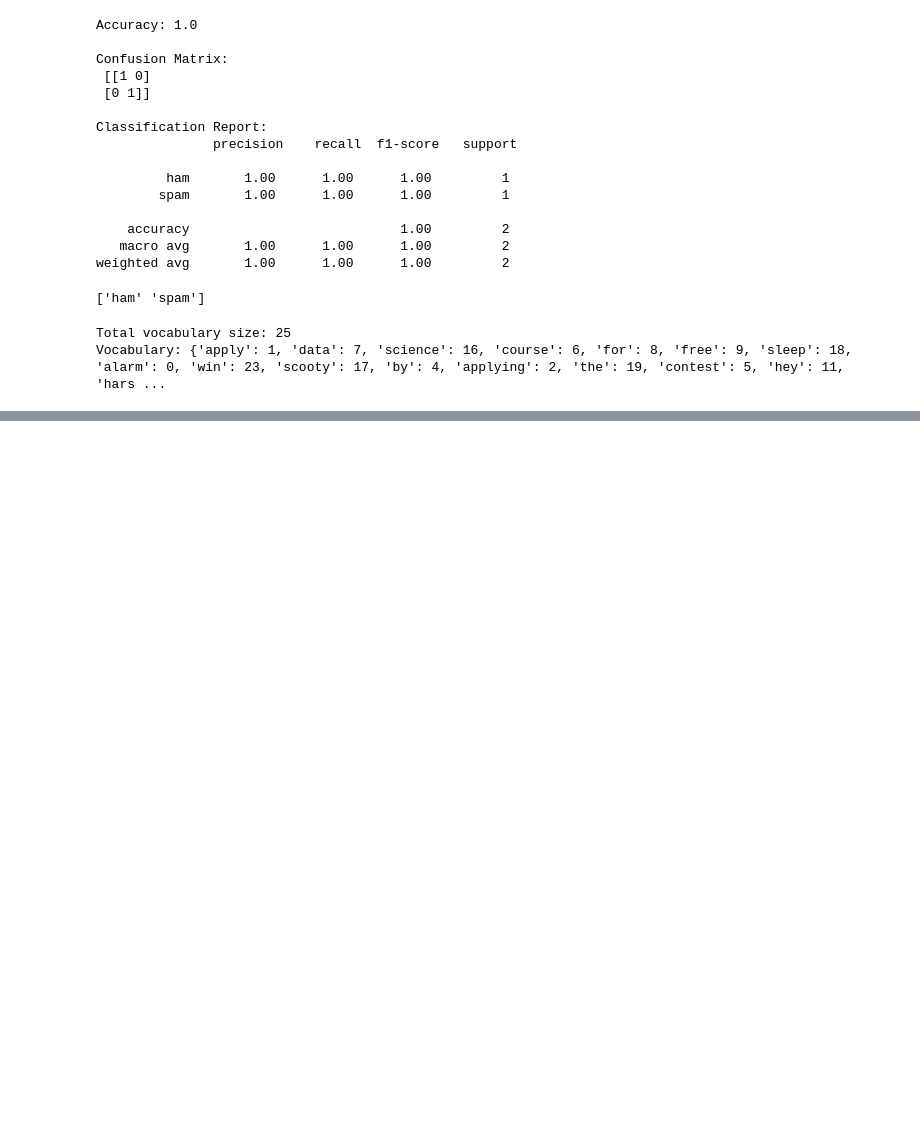
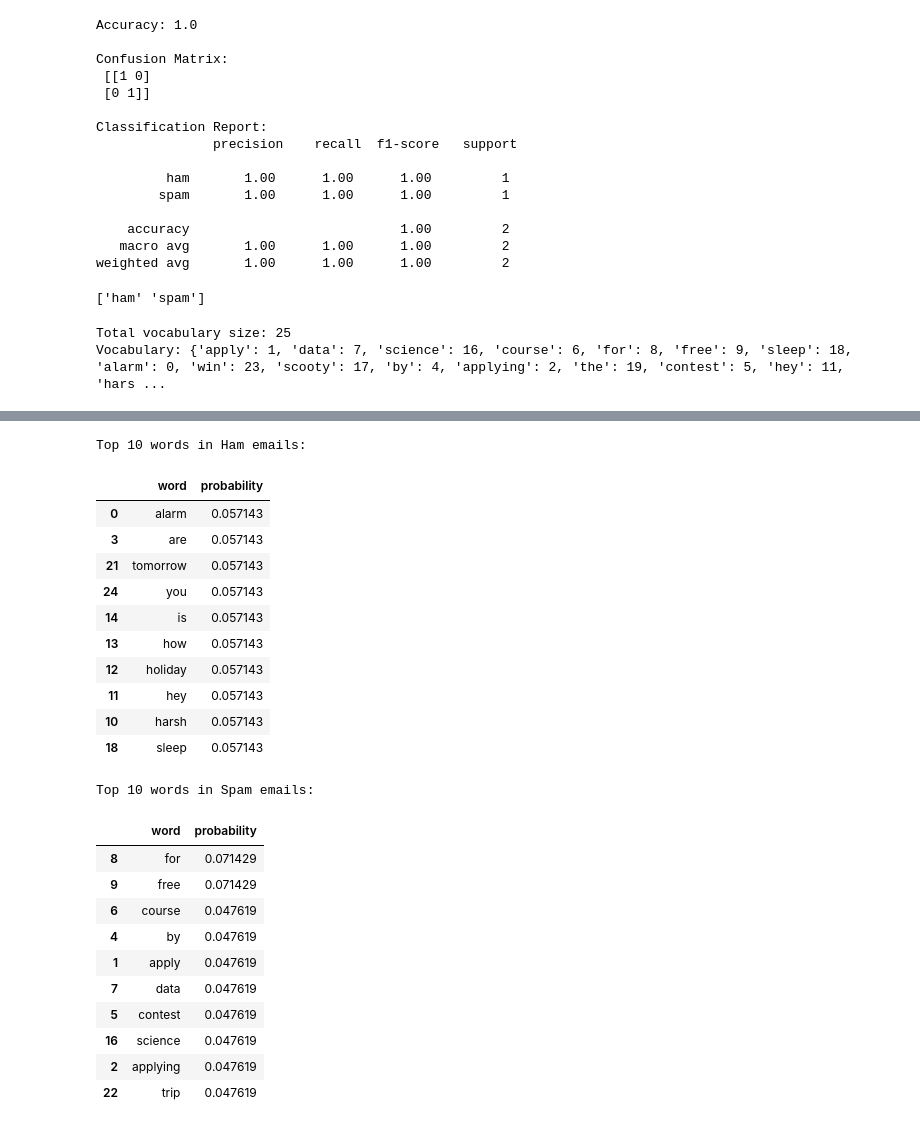
Before and after one commit to harshs-data/Machine-Learning, a Jupyter notebook: Naive_bayes_basic_example.ipynb, the cells around one changed output, grey strips where cells are left out. Drawn from its saved outputs; the diff is of its cells as text; code cells hidden in the pictures; blank space fills up the shorter version.

```diff
--- a/Naive_bayes_basic_example.ipynb
+++ b/Naive_bayes_basic_example.ipynb
@@ -139,0 +159,45 @@ Vocabulary: {'apply': 1, 'data': 7, 'science': 16, 'course': 6, 'for': 8, 'free'
+# %%
+feature_names = vectorizer.get_feature_names_out()
+
+# Get log probabilities for each class
+ham_prob_features = nb.feature_log_prob_[0] # Assuming 0 is 'ham'
+spam_prob_features = nb.feature_log_prob_[1] # Assuming 1 is 'spam'
+
+# Create DataFrames for better visualization
+ham_df = pd.DataFrame({'word': feature_names, 'probability': np.exp(ham_prob_features)})
+spam_df = pd.DataFrame({'word': feature_names, 'probability': np.exp(spam_prob_features)})
+
+# Sort by probability and display top words for each class
+top_ham_words = ham_df.sort_values(by='probability', ascending=False).head(10)
+top_spam_words = spam_df.sort_values(by='probability', ascending=False).head(10)
+
+print("\nTop 10 words in Ham emails:")
+display(top_ham_words)
+
+print("\nTop 10 words in Spam emails:")
+display(top_spam_words)
+# %% [output]
+Top 10 words in Ham emails:
+|  | word | probability |
+| 0 | alarm | 0.057143 |
+| 3 | are | 0.057143 |
+| 21 | tomorrow | 0.057143 |
+| 24 | you | 0.057143 |
+| 14 | is | 0.057143 |
+| 13 | how | 0.057143 |
+| 12 | holiday | 0.057143 |
+| 11 | hey | 0.057143 |
+| 10 | harsh | 0.057143 |
+| 18 | sleep | 0.057143 |
+Top 10 words in Spam emails:
+|  | word | probability |
+| 8 | for | 0.071429 |
+| 9 | free | 0.071429 |
+| 6 | course | 0.047619 |
+| 4 | by | 0.047619 |
+| 1 | apply | 0.047619 |
+| 7 | data | 0.047619 |
+| 5 | contest | 0.047619 |
+| 16 | science | 0.047619 |
+| 2 | applying | 0.047619 |
+| 22 | trip | 0.047619 |
```
Also changed, not shown: parts of 2 cells of this notebook.
